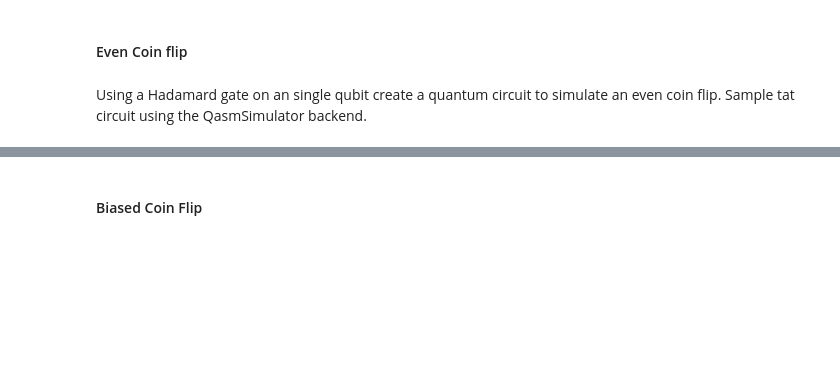
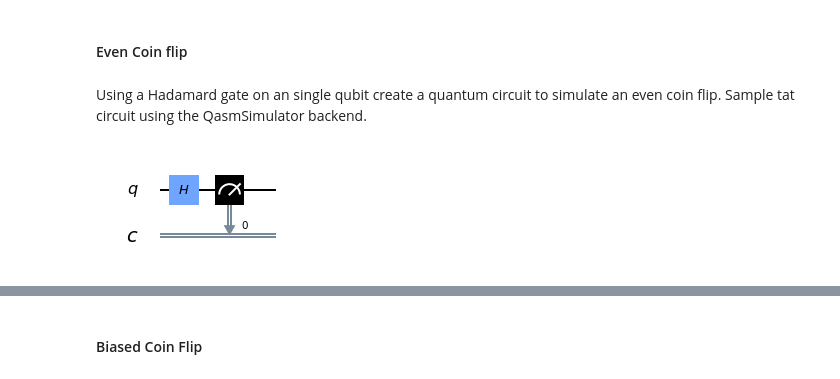
Before and after one commit to frankmorgner/qc-hackathon, a Jupyter notebook: notebooks/IBM - 1 - Getting started with Qiskit.ipynb, the cells around one changed output, grey strips where cells are left out. Saved outputs shown, nothing was run; the diff lists cells and outputs as text; code cells hidden in the pictures; blank space fills up the shorter version.

```diff
--- a/notebooks/IBM - 1 - Getting started with Qiskit.ipynb
+++ b/notebooks/IBM - 1 - Getting started with Qiskit.ipynb
@@ -217,3 +239,13 @@ The estimated outcome probabilities $\mathrm{Pr}(000)$ and  $\mathrm{Pr}(111)$ a
 #### Even Coin flip
 # %% [markdown]
 Using a Hadamard gate on an single qubit create a quantum circuit to simulate an even coin flip. Sample tat circuit using the QasmSimulator backend.
+# %%
+# Create single Qubit Circuit
+qc = QuantumCircuit(1, 1)
+
+# Add Hadamard gate and measure results
+qc.h(0)
+qc.measure(range(1), range(1))
+qc.draw(output='mpl')
+# %% [output]
+[figure, added]
```
Also changed, not shown: parts of 24 cells of this notebook, 16 other files.
